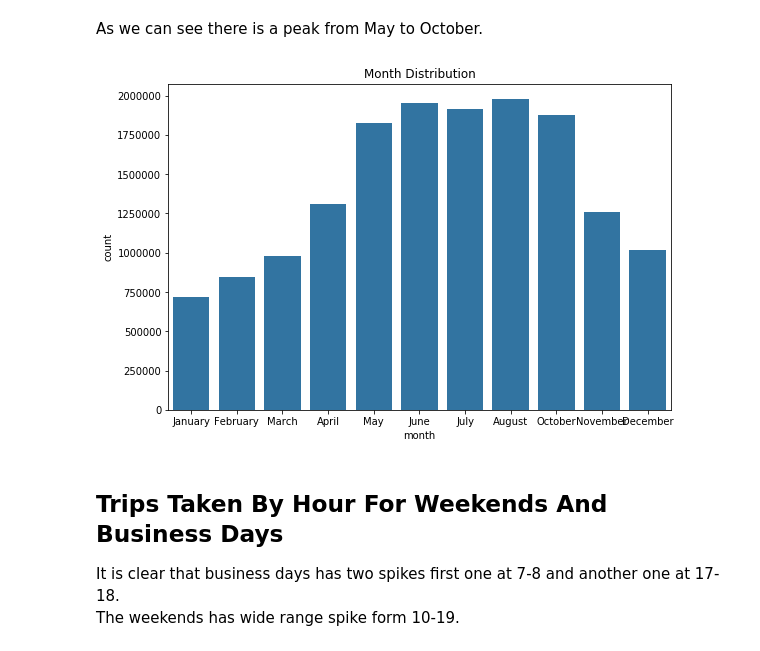
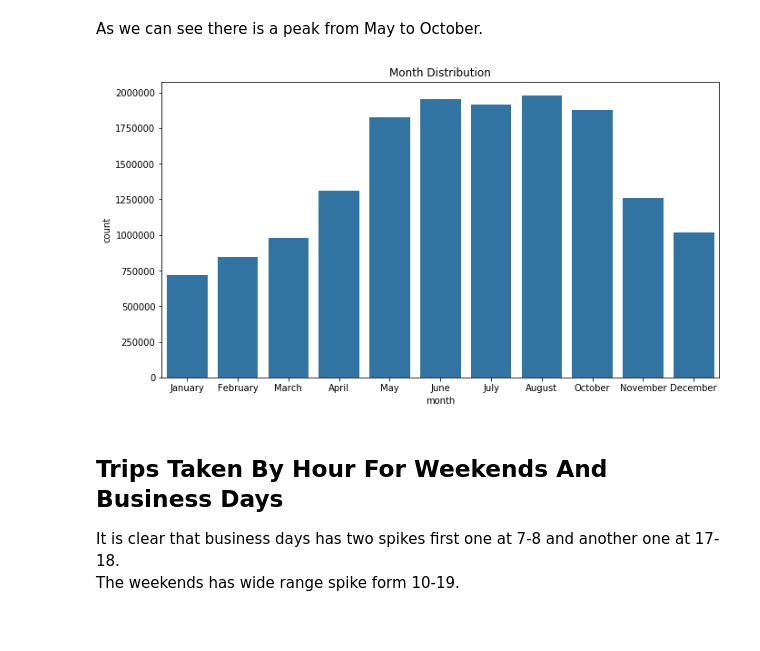
Before and after one commit to yousef5664/CityBike, a Jupyter notebook: explanatory.ipynb, the cells around one changed output. Drawn from its saved outputs; the diff is of its cells as text; code cells hidden in the pictures.

```diff
--- a/explanatory.ipynb
+++ b/explanatory.ipynb
@@ -60,15 +60,15 @@ plt.xlabel('duration (seconds)');
 As we can see there is a peak from May to October.
 # %%
 # lets plot how many total trips each month
-plt.figure(figsize=(9,6))
+plt.figure(figsize=(11,6))
 month_order = ['January', 'February', 'March', 'April', 'May', 'June',
                'July', 'August', 'October', 'November', 'December']
 
 sns.countplot(df.month, order=month_order, color=base_color);
 plt.title('Month Distribution')
 plt.show()
 # %% [output]
-[figure, old version]
+[figure, new version]
 # %% [markdown]
 ## Trips Taken By Hour For Weekends And Business Days
 It is clear that business days has two spikes first one at 7-8 and another one at 17-18.<br> The weekends has wide range spike form 10-19.
```
Also changed, not shown: parts of 3 cells of this notebook, 1 other file.
